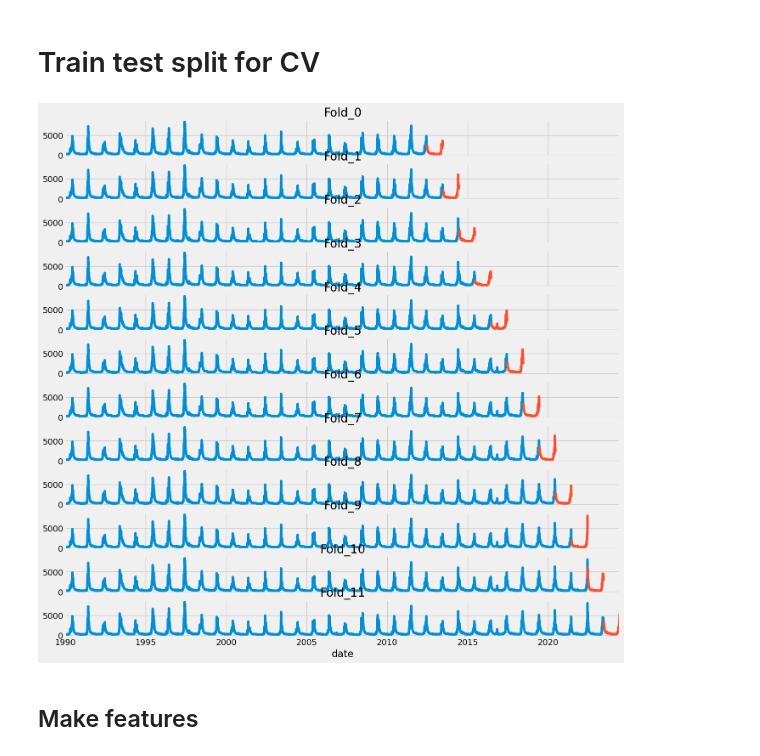
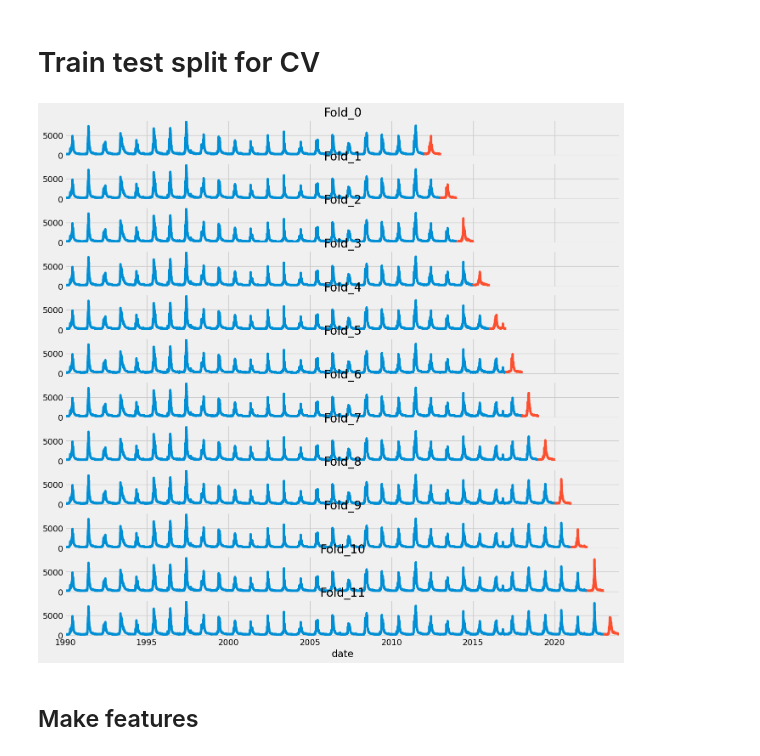
Before and after one commit to vaughankraska/gallaflow, a Jupyter notebook: explore/xgb_daily2.ipynb, the cells around one changed output. Drawn from its saved outputs; the diff is of its cells as text; code cells hidden in the pictures.

```diff
--- a/explore/xgb_daily2.ipynb
+++ b/explore/xgb_daily2.ipynb
@@ -75,7 +75,7 @@ np.log(df["CFS"]).plot(kind='hist', bins=300)
 # %%
 TARGET = 'CFS'
 FEATURES = ['TAVG_origValue', 'WTEQ_average', 'WTEQ_origValue',
-            'year', 'quarter', 'month', 'dayofyear']
+            'year', 'quarter', 'month', 'week', 'dayofyear']
 df = df[[*FEATURES, TARGET]]
 df.info()
 # %% [output]
@@ -114,19 +115,22 @@ plot_pacf(df['CFS'], lags=25)
 # %%
 splits = 12
 tss = TimeSeriesSplit(n_splits=splits, test_size=365, gap=0)
 df = df.sort_index()
+cutoff = pd.to_datetime('2024-01-01')
+df_h = df.loc[df.index > cutoff]
+df_tss = df.loc[df.index <= cutoff]
 fig, axs = plt.subplots(splits, 1, figsize=(15, 15), sharex=True)
 fold = 0
-for train_idx, val_idx in tss.split(df):
+for train_idx, val_idx in tss.split(df_tss):
     train = df.iloc[train_idx]
     test = df.iloc[val_idx]
 
     train["CFS"].plot(ax=axs[fold], label="TRAIN", title=f"Fold_{fold}")
     test["CFS"].plot(ax=axs[fold], label="TEST")
     fold += 1
 plt.show()
 # %% [output]
-[figure, old version]
+[figure, new version]
 # %% [markdown]
 ## Make features
 # %%
```
Also changed, not shown: parts of 14 cells of this notebook, 2 other files.
